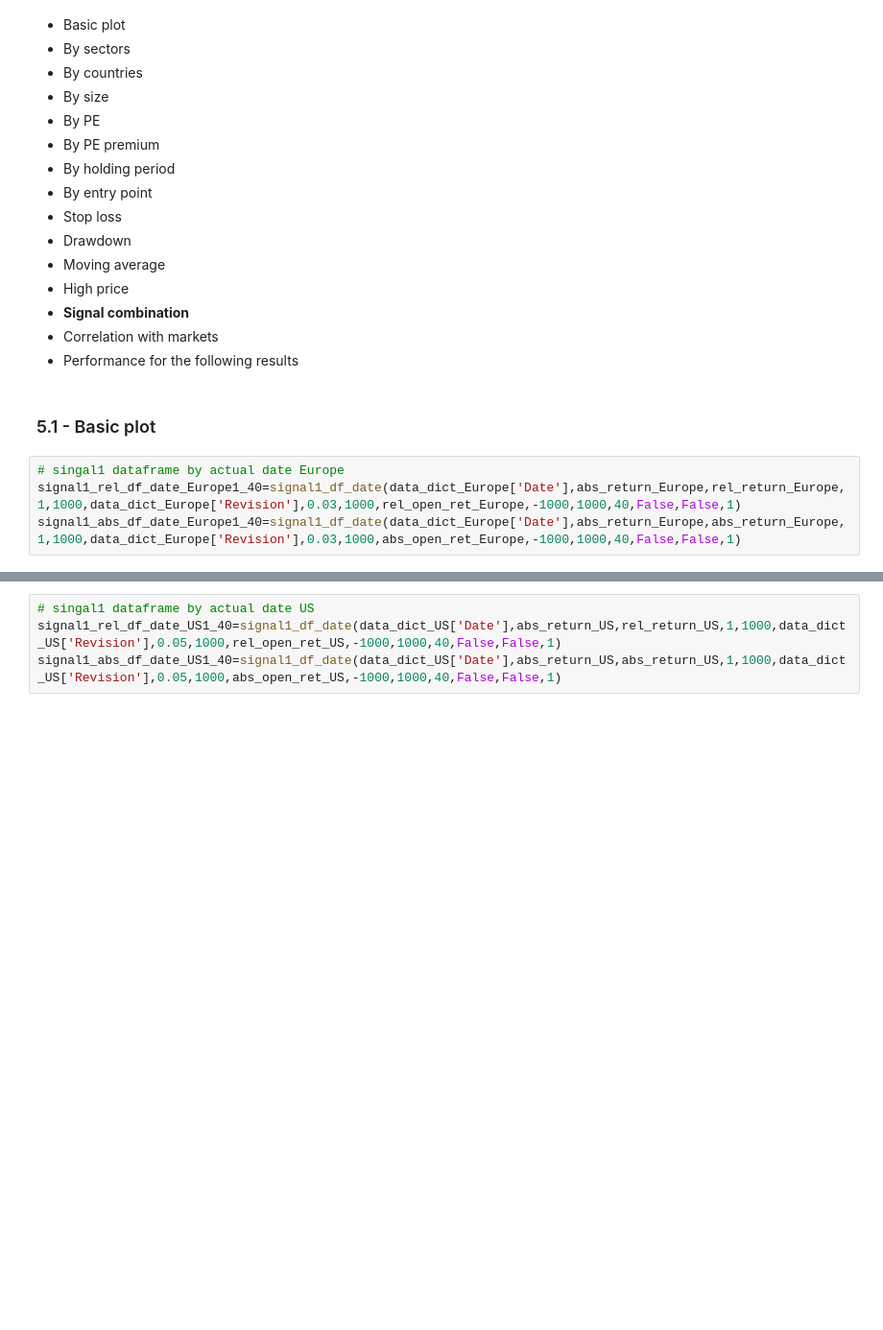
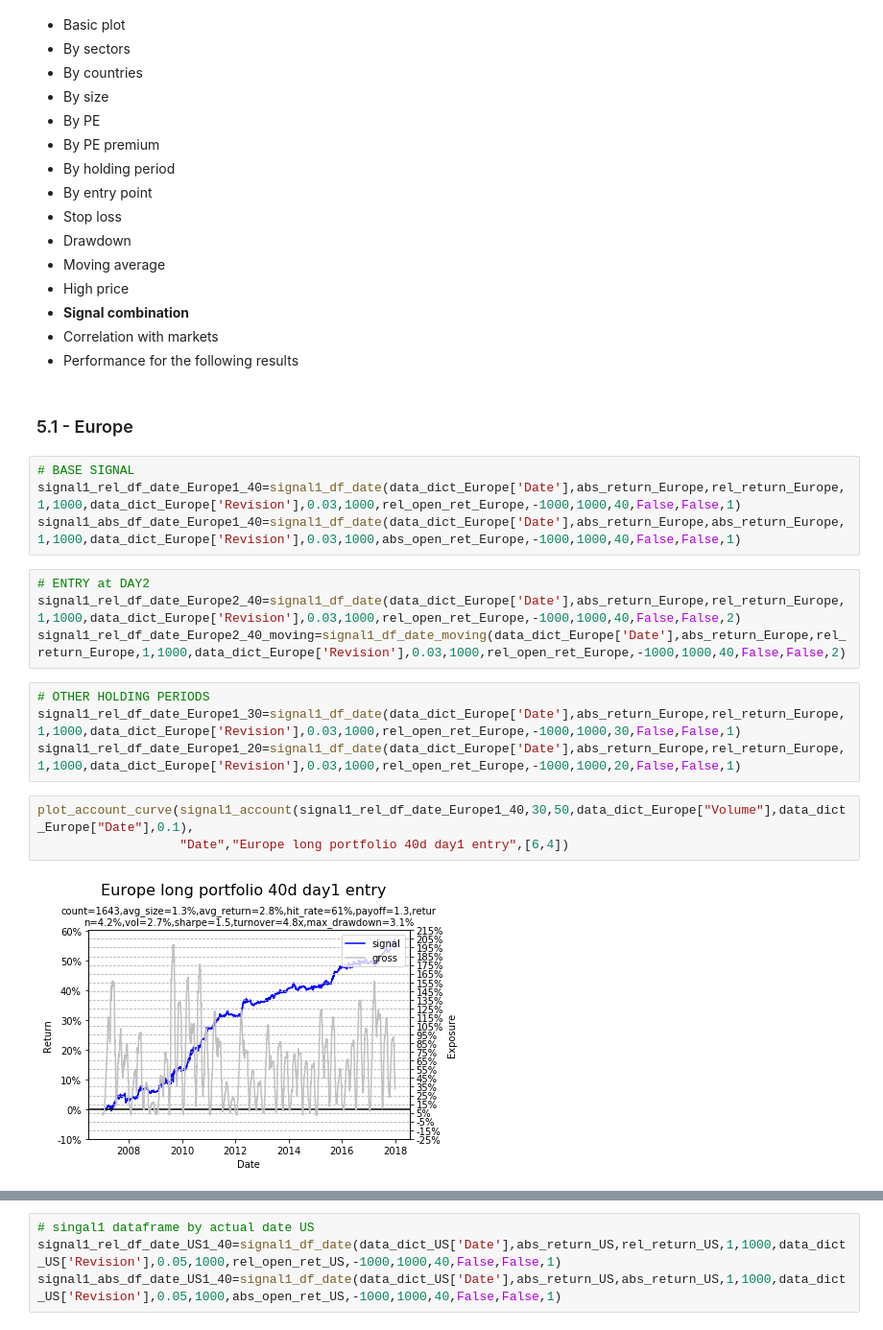
Before and after one commit to zliyclh/post_result, a Jupyter notebook: Signal 1.ipynb, the cells around one changed output, grey strips where cells are left out. Shown at 96% size. Drawn from its saved outputs; the diff is of its cells as text; blank space fills up the shorter version.

```diff
--- a/Signal 1.ipynb
+++ b/Signal 1.ipynb
@@ -1872,8 +1868,21 @@ Simulated performance of the portfolio by actual dates
 - Correlation with markets
 - Performance for the following results
 # %% [markdown]
-### 5.1 - Basic plot
+### 5.1 - Europe
 # %%
-# singal1 dataframe by actual date Europe
+# BASE SIGNAL
 signal1_rel_df_date_Europe1_40=signal1_df_date(data_dict_Europe['Date'],abs_return_Europe,rel_return_Europe,1,1000,data_dict_Europe['Revision'],0.03,1000,rel_open_ret_Europe,-1000,1000,40,False,False,1)
 signal1_abs_df_date_Europe1_40=signal1_df_date(data_dict_Europe['Date'],abs_return_Europe,abs_return_Europe,1,1000,data_dict_Europe['Revision'],0.03,1000,abs_open_ret_Europe,-1000,1000,40,False,False,1)
+# %%
+# ENTRY at DAY2
+signal1_rel_df_date_Europe2_40=signal1_df_date(data_dict_Europe['Date'],abs_return_Europe,rel_return_Europe,1,1000,data_dict_Europe['Revision'],0.03,1000,rel_open_ret_Europe,-1000,1000,40,False,False,2)
+signal1_rel_df_date_Europe2_40_moving=signal1_df_date_moving(data_dict_Europe['Date'],abs_return_Europe,rel_return_Europe,1,1000,data_dict_Europe['Revision'],0.03,1000,rel_open_ret_Europe,-1000,1000,40,False,False,2)
+# %%
+# OTHER HOLDING PERIODS
+signal1_rel_df_date_Europe1_30=signal1_df_date(data_dict_Europe['Date'],abs_return_Europe,rel_return_Europe,1,1000,data_dict_Europe['Revision'],0.03,1000,rel_open_ret_Europe,-1000,1000,30,False,False,1)
+signal1_rel_df_date_Europe1_20=signal1_df_date(data_dict_Europe['Date'],abs_return_Europe,rel_return_Europe,1,1000,data_dict_Europe['Revision'],0.03,1000,rel_open_ret_Europe,-1000,1000,20,False,False,1)
+# %%
+plot_account_curve(signal1_account(signal1_rel_df_date_Europe1_40,30,50,data_dict_Europe["Volume"],data_dict_Europe["Date"],0.1),
+                   "Date","Europe long portfolio 40d day1 entry",[6,4])
+# %% [output]
+[figure, added]
```
Also changed, not shown: parts of 57 cells of this notebook, 2 other files.
